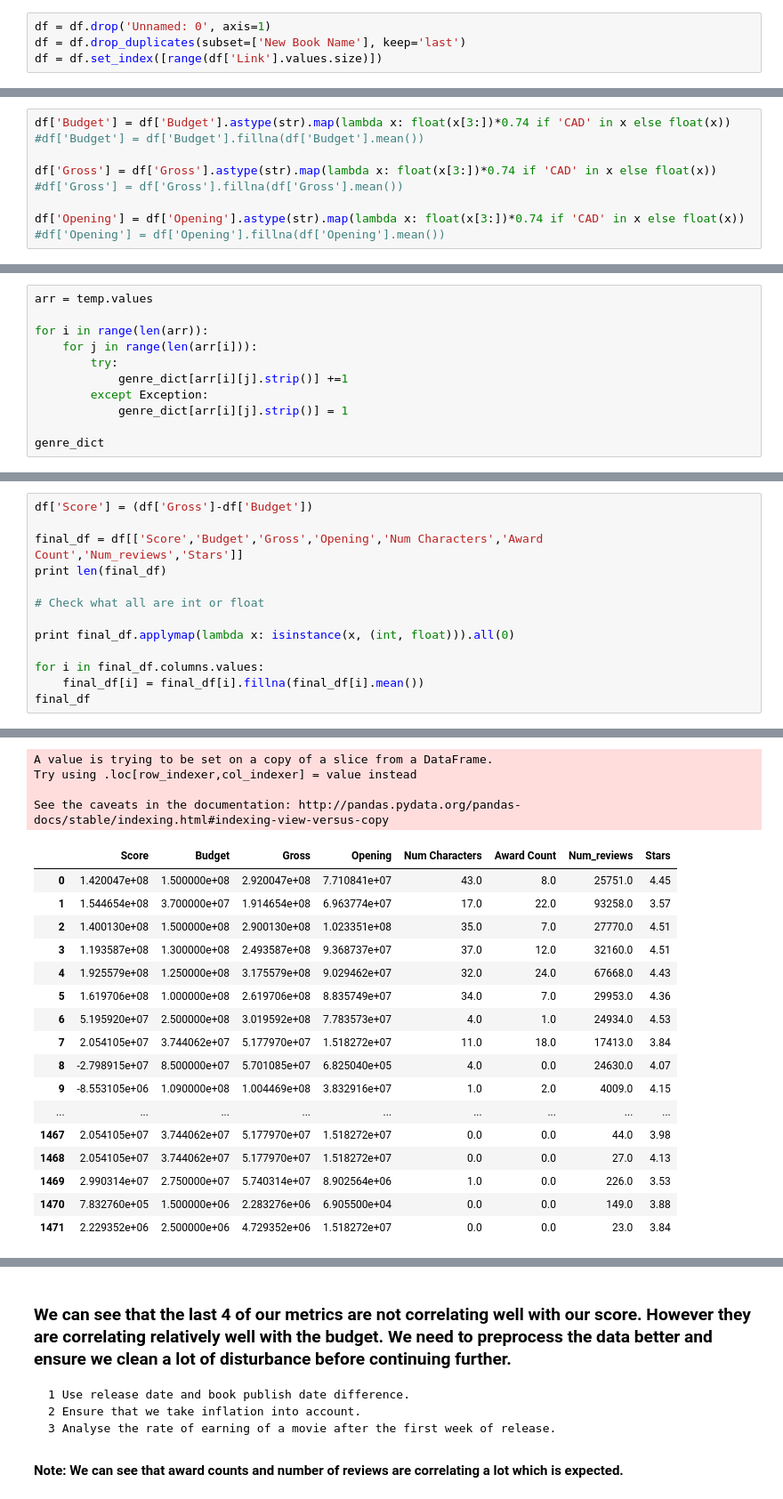
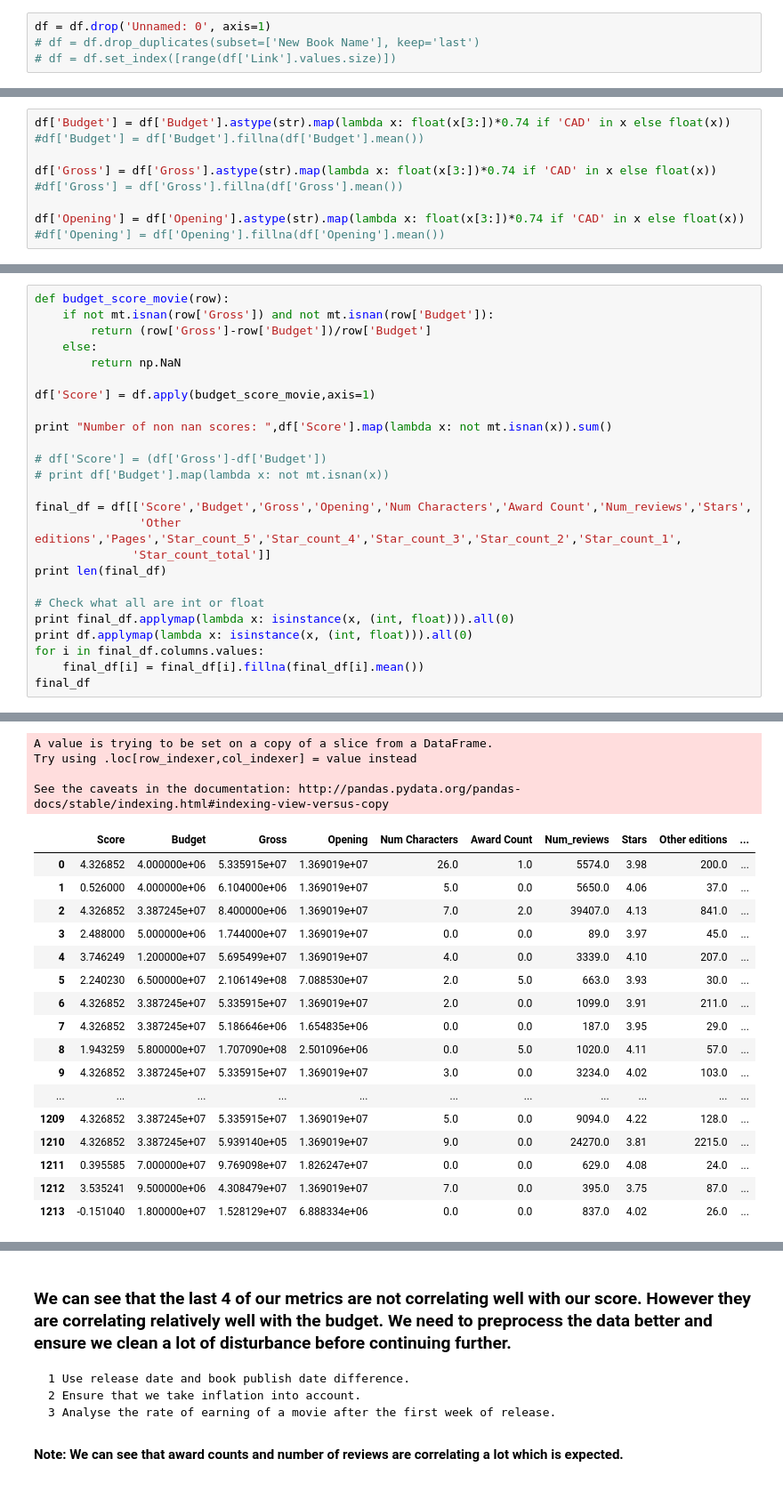
Before and after one commit to saynb/DSF-Project, a Jupyter notebook: Untitled.ipynb, the cells around one changed output, grey strips where cells are left out. Shown at 89% size. Cells and saved outputs as stored; diff of their text form.

```diff
--- a/Untitled.ipynb
+++ b/Untitled.ipynb
@@ -23,7 +34,7 @@ df = pd.read_csv('Merged_Dataset_new.csv');
 # %%
 df = df.drop('Unnamed: 0', axis=1)
-df = df.drop_duplicates(subset=['New Book Name'], keep='last')
-df = df.set_index([range(df['Link'].values.size)])
+# df = df.drop_duplicates(subset=['New Book Name'], keep='last')
+# df = df.set_index([range(df['Link'].values.size)])
 # %%
 print df.columns
 # %% [output]
@@ -69,11 +66,0 @@ Name: Genres, dtype: object
-# %%
-arr = temp.values
-
-for i in range(len(arr)):
-    for j in range(len(arr[i])):
-        try:
-            genre_dict[arr[i][j].strip()] +=1
-        except Exception:
-            genre_dict[arr[i][j].strip()] = 1
-
-genre_dict
@@ -102,13 +67,25 @@ temp = df['Star votes'].astype('str').map(lambda x: x[1:-1].split(',') if (x!='n
 # %%
-df['Score'] = (df['Gross']-df['Budget'])
+def budget_score_movie(row):
+    if not mt.isnan(row['Gross']) and not mt.isnan(row['Budget']):
+        return (row['Gross']-row['Budget'])/row['Budget']
+    else:
+        return np.NaN
 
-final_df = df[['Score','Budget','Gross','Opening','Num Characters','Award Count','Num_reviews','Stars']]
+df['Score'] = df.apply(budget_score_movie,axis=1)
+
+print "Number of non nan scores: ",df['Score'].map(lambda x: not mt.isnan(x)).sum()
+
+# df['Score'] = (df['Gross']-df['Budget'])
+# print df['Budget'].map(lambda x: not mt.isnan(x))
+
+final_df = df[['Score','Budget','Gross','Opening','Num Characters','Award Count','Num_reviews','Stars',
+               'Other editions','Pages','Star_count_5','Star_count_4','Star_count_3','Star_count_2','Star_count_1',
+              'Star_count_total']]
 print len(final_df)
 
 # Check what all are int or float
-
 print final_df.applymap(lambda x: isinstance(x, (int, float))).all(0)
-
+print df.applymap(lambda x: isinstance(x, (int, float))).all(0)
 for i in final_df.columns.values:
     final_df[i] = final_df[i].fillna(final_df[i].mean())
 final_df
@@ -125,22 +109,22 @@ Stars             True
 dtype: bool
 A value is trying to be set on a copy of a slice from a DataFrame.
 Try using .loc[row_indexer,col_indexer] = value instead
 
 See the caveats in the documentation: http://pandas.pydata.org/pandas-docs/stable/indexing.html#indexing-view-versus-copy
-|  | Score | Budget | Gross | Opening | Num Characters | Award Count | Num_reviews | Stars |
-| 0 | 1.420047e+08 | 1.500000e+08 | 2.920047e+08 | 7.710841e+07 | 43.0 | 8.0 | 25751.0 | 4.45 |
-| 1 | 1.544654e+08 | 3.700000e+07 | 1.914654e+08 | 6.963774e+07 | 17.0 | 22.0 | 93258.0 | 3.57 |
-| 2 | 1.400130e+08 | 1.500000e+08 | 2.900130e+08 | 1.023351e+08 | 35.0 | 7.0 | 27770.0 | 4.51 |
-| 3 | 1.193587e+08 | 1.300000e+08 | 2.493587e+08 | 9.368737e+07 | 37.0 | 12.0 | 32160.0 | 4.51 |
-| 4 | 1.925579e+08 | 1.250000e+08 | 3.175579e+08 | 9.029462e+07 | 32.0 | 24.0 | 67668.0 | 4.43 |
-| 5 | 1.619706e+08 | 1.000000e+08 | 2.619706e+08 | 8.835749e+07 | 34.0 | 7.0 | 29953.0 | 4.36 |
-| 6 | 5.195920e+07 | 2.500000e+08 | 3.019592e+08 | 7.783573e+07 | 4.0 | 1.0 | 24934.0 | 4.53 |
-| 7 | 2.054105e+07 | 3.744062e+07 | 5.177970e+07 | 1.518272e+07 | 11.0 | 18.0 | 17413.0 | 3.84 |
-| 8 | -2.798915e+07 | 8.500000e+07 | 5.701085e+07 | 6.825040e+05 | 4.0 | 0.0 | 24630.0 | 4.07 |
-| 9 | -8.553105e+06 | 1.090000e+08 | 1.004469e+08 | 3.832916e+07 | 1.0 | 2.0 | 4009.0 | 4.15 |
-| ... | ... | ... | ... | ... | ... | ... | ... | ... |
-| 1467 | 2.054105e+07 | 3.744062e+07 | 5.177970e+07 | 1.518272e+07 | 0.0 | 0.0 | 44.0 | 3.98 |
-| 1468 | 2.054105e+07 | 3.744062e+07 | 5.177970e+07 | 1.518272e+07 | 0.0 | 0.0 | 27.0 | 4.13 |
-| 1469 | 2.990314e+07 | 2.750000e+07 | 5.740314e+07 | 8.902564e+06 | 1.0 | 0.0 | 226.0 | 3.53 |
-| 1470 | 7.832760e+05 | 1.500000e+06 | 2.283276e+06 | 6.905500e+04 | 0.0 | 0.0 | 149.0 | 3.88 |
-| 1471 | 2.229352e+06 | 2.500000e+06 | 4.729352e+06 | 1.518272e+07 | 0.0 | 0.0 | 23.0 | 3.84 |
+|  | Score | Budget | Gross | Opening | Num Characters | Award Count | Num_reviews | Stars | Other editions | ... |
+| 0 | 4.326852 | 4.000000e+06 | 5.335915e+07 | 1.369019e+07 | 26.0 | 1.0 | 5574.0 | 3.98 | 200.0 | ... |
+| 1 | 0.526000 | 4.000000e+06 | 6.104000e+06 | 1.369019e+07 | 5.0 | 0.0 | 5650.0 | 4.06 | 37.0 | ... |
+| 2 | 4.326852 | 3.387245e+07 | 8.400000e+06 | 1.369019e+07 | 7.0 | 2.0 | 39407.0 | 4.13 | 841.0 | ... |
+| 3 | 2.488000 | 5.000000e+06 | 1.744000e+07 | 1.369019e+07 | 0.0 | 0.0 | 89.0 | 3.97 | 45.0 | ... |
+| 4 | 3.746249 | 1.200000e+07 | 5.695499e+07 | 1.369019e+07 | 4.0 | 0.0 | 3339.0 | 4.10 | 207.0 | ... |
+| 5 | 2.240230 | 6.500000e+07 | 2.106149e+08 | 7.088530e+07 | 2.0 | 5.0 | 663.0 | 3.93 | 30.0 | ... |
+| 6 | 4.326852 | 3.387245e+07 | 5.335915e+07 | 1.369019e+07 | 2.0 | 0.0 | 1099.0 | 3.91 | 211.0 | ... |
+| 7 | 4.326852 | 3.387245e+07 | 5.186646e+06 | 1.654835e+06 | 0.0 | 0.0 | 187.0 | 3.95 | 29.0 | ... |
+| 8 | 1.943259 | 5.800000e+07 | 1.707090e+08 | 2.501096e+06 | 0.0 | 5.0 | 1020.0 | 4.11 | 57.0 | ... |
+| 9 | 4.326852 | 3.387245e+07 | 5.335915e+07 | 1.369019e+07 | 3.0 | 0.0 | 3234.0 | 4.02 | 103.0 | ... |
+| ... | ... | ... | ... | ... | ... | ... | ... | ... | ... | ... |
+| 1209 | 4.326852 | 3.387245e+07 | 5.335915e+07 | 1.369019e+07 | 5.0 | 0.0 | 9094.0 | 4.22 | 128.0 | ... |
+| 1210 | 4.326852 | 3.387245e+07 | 5.939140e+05 | 1.369019e+07 | 9.0 | 0.0 | 24270.0 | 3.81 | 2215.0 | ... |
+| 1211 | 0.395585 | 7.000000e+07 | 9.769098e+07 | 1.826247e+07 | 0.0 | 0.0 | 629.0 | 4.08 | 24.0 | ... |
+| 1212 | 3.535241 | 9.500000e+06 | 4.308479e+07 | 1.369019e+07 | 7.0 | 0.0 | 395.0 | 3.75 | 87.0 | ... |
+| 1213 | -0.151040 | 1.800000e+07 | 1.528129e+07 | 6.888334e+06 | 0.0 | 0.0 | 837.0 | 4.02 | 26.0 | ... |
```
Also changed, not shown: parts of 14 cells of this notebook, 1 other file.
